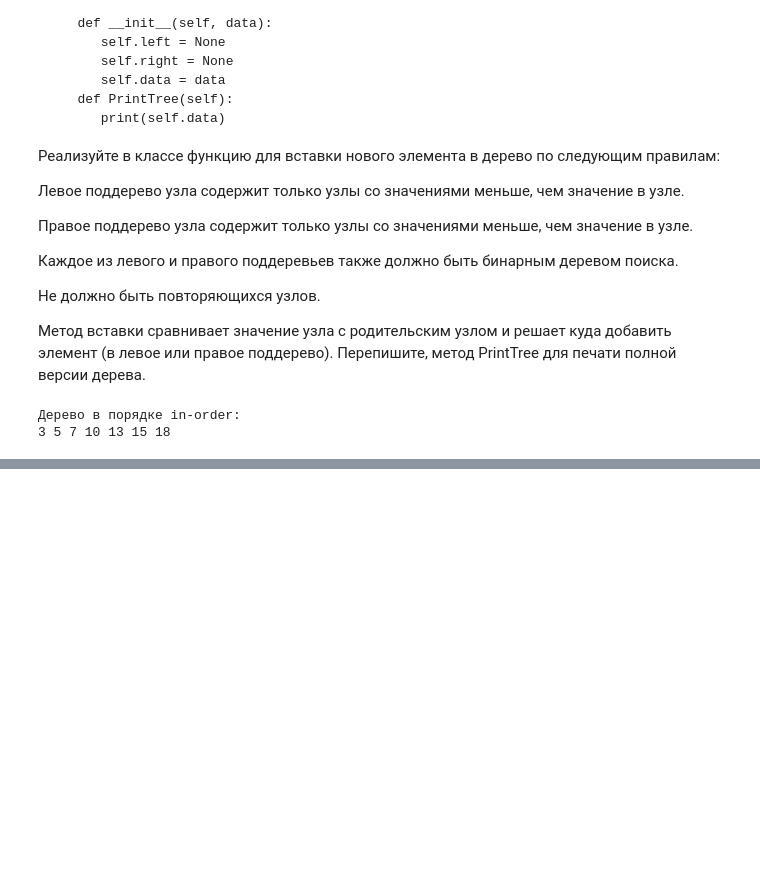
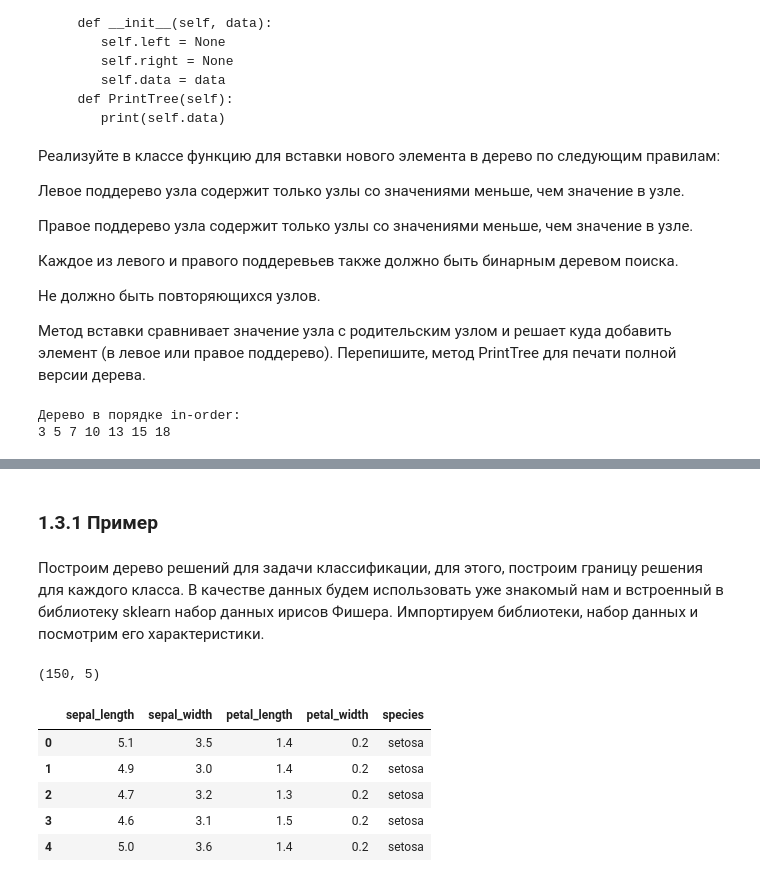
Before and after one commit to zina1t/-, a Jupyter notebook: Искусственный интеллект/Рабочая_тетрадь_5/Griaztsov_V_Workbook5.ipynb, the cells around one changed output, grey strips where cells are left out. Drawn from its saved outputs; the diff is of its cells as text; code cells hidden in the pictures; blank space fills up the shorter version.

```diff
--- a/Искусственный интеллект/Рабочая_тетрадь_5/Griaztsov_V_Workbook5.ipynb
+++ b/Искусственный интеллект/Рабочая_тетрадь_5/Griaztsov_V_Workbook5.ipynb
@@ -529,0 +546,24 @@ root.PrintTree()
+# %% [markdown]
+### 1.3.1 Пример
+# %% [markdown]
+Построим дерево решений для задачи классификации, для этого, построим границу решения для каждого класса. В качестве данных будем использовать уже знакомый нам и встроенный в библиотеку sklearn набор данных ирисов Фишера. Импортируем библиотеки, набор данных и посмотрим его характеристики.
+# %%
+import pandas as pd
+import numpy as np
+import seaborn as sns
+import matplotlib.pyplot as plt
+dataset = sns.load_dataset('iris')
+dataset
+# %%
+dataset.shape
+# %% [output]
+(150, 5)
+# %%
+dataset.head()
+# %% [output]
+|  | sepal_length | sepal_width | petal_length | petal_width | species |
+| 0 | 5.1 | 3.5 | 1.4 | 0.2 | setosa |
+| 1 | 4.9 | 3.0 | 1.4 | 0.2 | setosa |
+| 2 | 4.7 | 3.2 | 1.3 | 0.2 | setosa |
+| 3 | 4.6 | 3.1 | 1.5 | 0.2 | setosa |
+| 4 | 5.0 | 3.6 | 1.4 | 0.2 | setosa |
```
Also changed, not shown: parts of 2 cells of this notebook.
